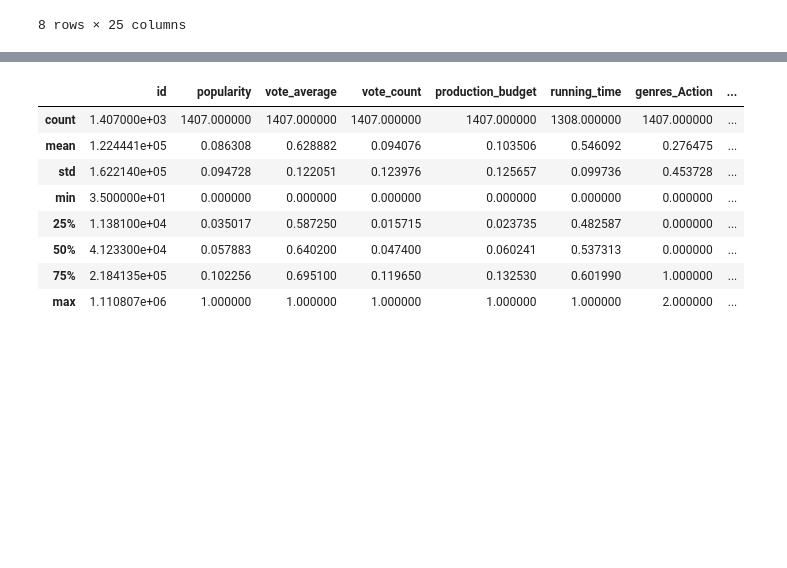
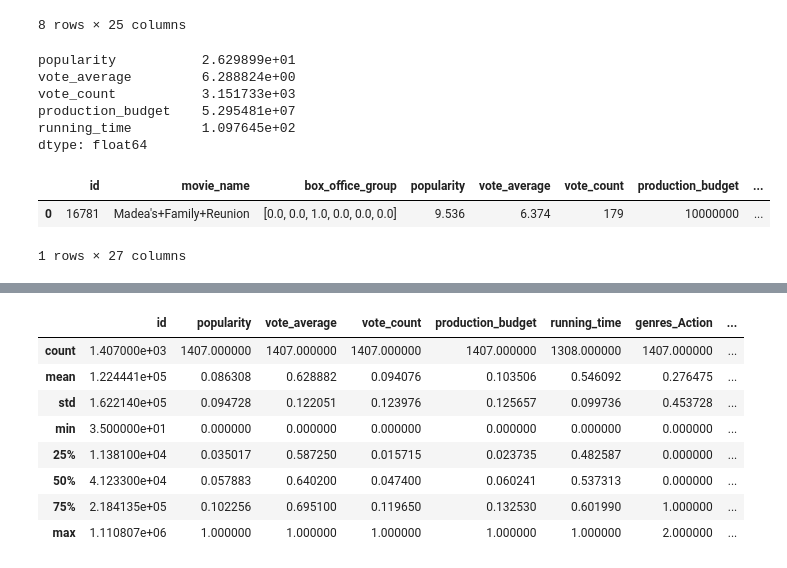
Before and after one commit to dylandao99/CSC413-Project, a Jupyter notebook: features_processing.ipynb, the cells around one changed output, grey strips where cells are left out. Drawn from its saved outputs; the diff is of its cells as text; code cells hidden in the pictures; blank space fills up the shorter version.

```diff
--- a/features_processing.ipynb
+++ b/features_processing.ipynb
@@ -94,3 +73,19 @@ merged_features.describe()
 | 75% | 2.184135e+05 | 31.047500 | 6.951000 | 4008.500000 | 6.500000e+07 | 121.000000 | 1.000000 | ... |
 | max | 1.110807e+06 | 298.358000 | 10.000000 | 33502.000000 | 4.250000e+08 | 201.000000 | 2.000000 | ... |
 8 rows × 25 columns
+# %%
+
+merged_features[select_features].mean()
+# %% [output]
+popularity           2.629899e+01
+vote_average         6.288824e+00
+vote_count           3.151733e+03
+production_budget    5.295481e+07
+running_time         1.097645e+02
+dtype: float64
+# %%
+merged_features[merged_features['id'] == 16781]
+# %% [output]
+|  | id | movie_name | box_office_group | popularity | vote_average | vote_count | production_budget | ... |
+| 0 | 16781 | Madea's+Family+Reunion | [0.0, 0.0, 1.0, 0.0, 0.0, 0.0] | 9.536 | 6.374 | 179 | 10000000 | ... |
+1 rows × 27 columns
```
Also changed, not shown: parts of 7 cells of this notebook, 1 other file.
